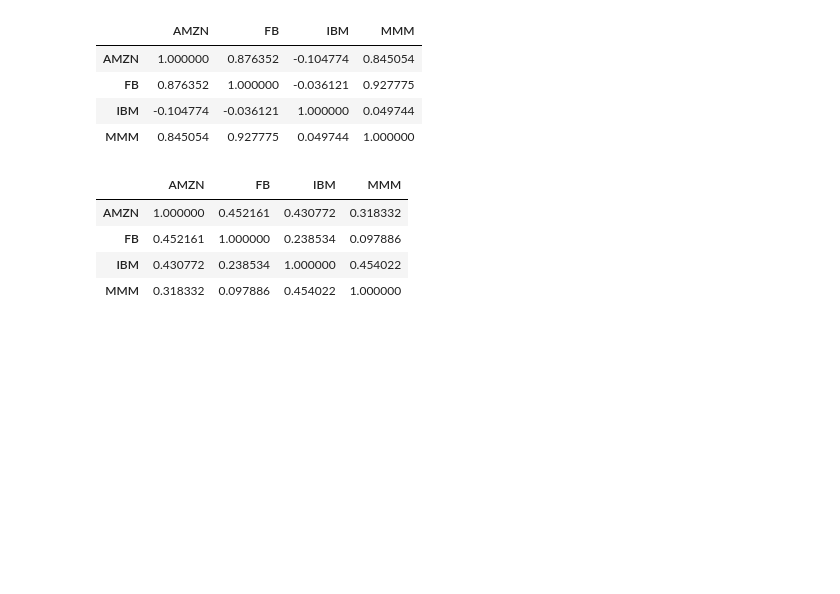
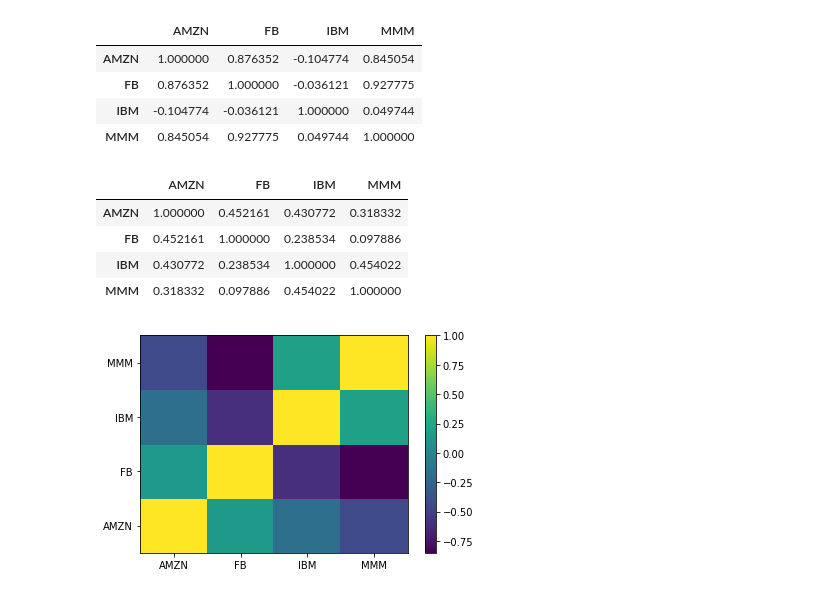
Before and after one commit to bosinupebi/Data-Science, a Jupyter notebook: Stock Return Correlation.ipynb, the cells around one changed output. Saved outputs shown, nothing was run; the diff lists cells and outputs as text; code cells hidden in the pictures; blank space fills up the shorter version.

```diff
--- a/Stock Return Correlation.ipynb
+++ b/Stock Return Correlation.ipynb
@@ -188,3 +181,12 @@ returns.corr() #correlation table
 | FB | 0.452161 | 1.000000 | 0.238534 | 0.097886 |
 | IBM | 0.430772 | 0.238534 | 1.000000 | 0.454022 |
 | MMM | 0.318332 | 0.097886 | 0.454022 | 1.000000 |
+# %%
+R = corrcoef(returns.corr())
+pcolor(R)
+colorbar()
+yticks(arange(0.5,4),stocks)
+xticks(arange(0.5,4),stocks)
+show()
+# %% [output]
+[figure, added]
```
Also changed, not shown: parts of 1 cell of this notebook.
